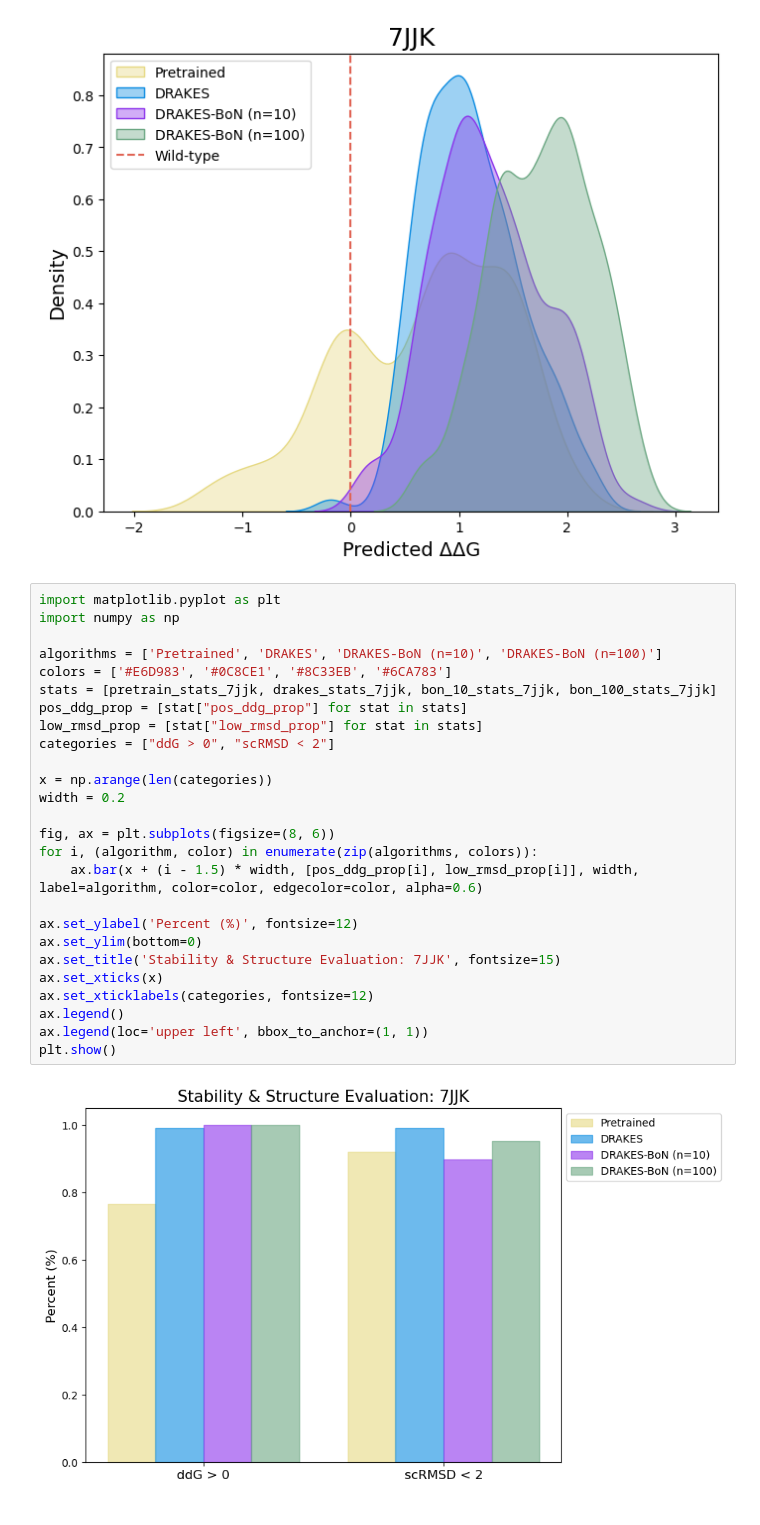
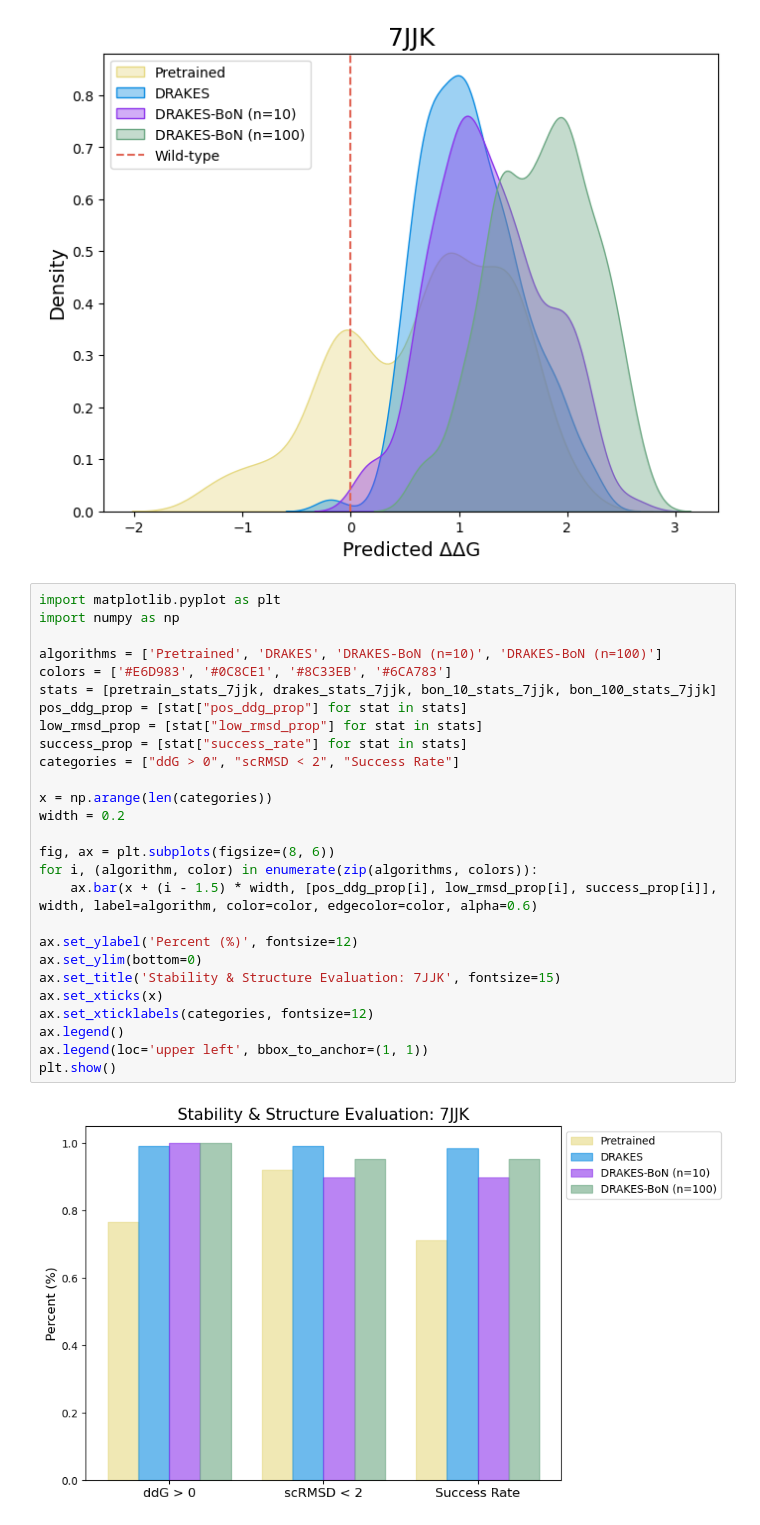
Before and after one commit to shainotshy1/BLISS_Experiments, a Jupyter notebook: DRAKES/analyze_data.ipynb, the cells around one changed output. Drawn from its saved outputs; the diff is of its cells as text.

Commit message:
updated visual

```diff
--- a/DRAKES/analyze_data.ipynb
+++ b/DRAKES/analyze_data.ipynb
@@ -195,28 +195,29 @@ analyze_protein_gen_helper('7JJK', [df_pre, df_drakes, df_bon_10, df_bon_100], [
 # %%
 import matplotlib.pyplot as plt
 import numpy as np
 
 algorithms = ['Pretrained', 'DRAKES', 'DRAKES-BoN (n=10)', 'DRAKES-BoN (n=100)']
 colors = ['#E6D983', '#0C8CE1', '#8C33EB', '#6CA783']
 stats = [pretrain_stats_7jjk, drakes_stats_7jjk, bon_10_stats_7jjk, bon_100_stats_7jjk]
 pos_ddg_prop = [stat["pos_ddg_prop"] for stat in stats]
 low_rmsd_prop = [stat["low_rmsd_prop"] for stat in stats]
-categories = ["ddG > 0", "scRMSD < 2"]
+success_prop = [stat["success_rate"] for stat in stats]
+categories = ["ddG > 0", "scRMSD < 2", "Success Rate"]
 
 x = np.arange(len(categories))
 width = 0.2
 
 fig, ax = plt.subplots(figsize=(8, 6))
 for i, (algorithm, color) in enumerate(zip(algorithms, colors)):
-    ax.bar(x + (i - 1.5) * width, [pos_ddg_prop[i], low_rmsd_prop[i]], width, label=algorithm, color=color, edgecolor=color, alpha=0.6)
+    ax.bar(x + (i - 1.5) * width, [pos_ddg_prop[i], low_rmsd_prop[i], success_prop[i]], width, label=algorithm, color=color, edgecolor=color, alpha=0.6)
 
 ax.set_ylabel('Percent (%)', fontsize=12)
 ax.set_ylim(bottom=0)
 ax.set_title('Stability & Structure Evaluation: 7JJK', fontsize=15)
 ax.set_xticks(x)
 ax.set_xticklabels(categories, fontsize=12)
 ax.legend()
 ax.legend(loc='upper left', bbox_to_anchor=(1, 1))
 plt.show()
 # %% [output]
-[figure, old version]
+[figure, new version]
```
